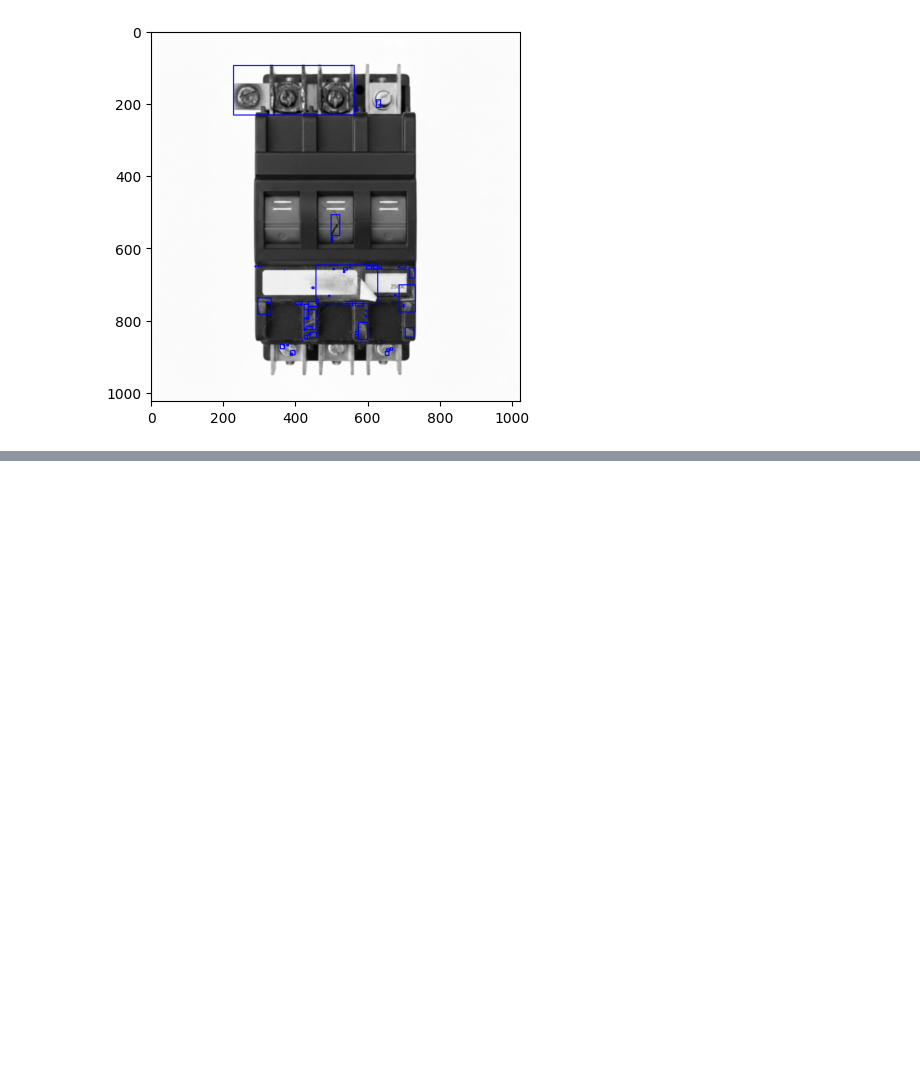
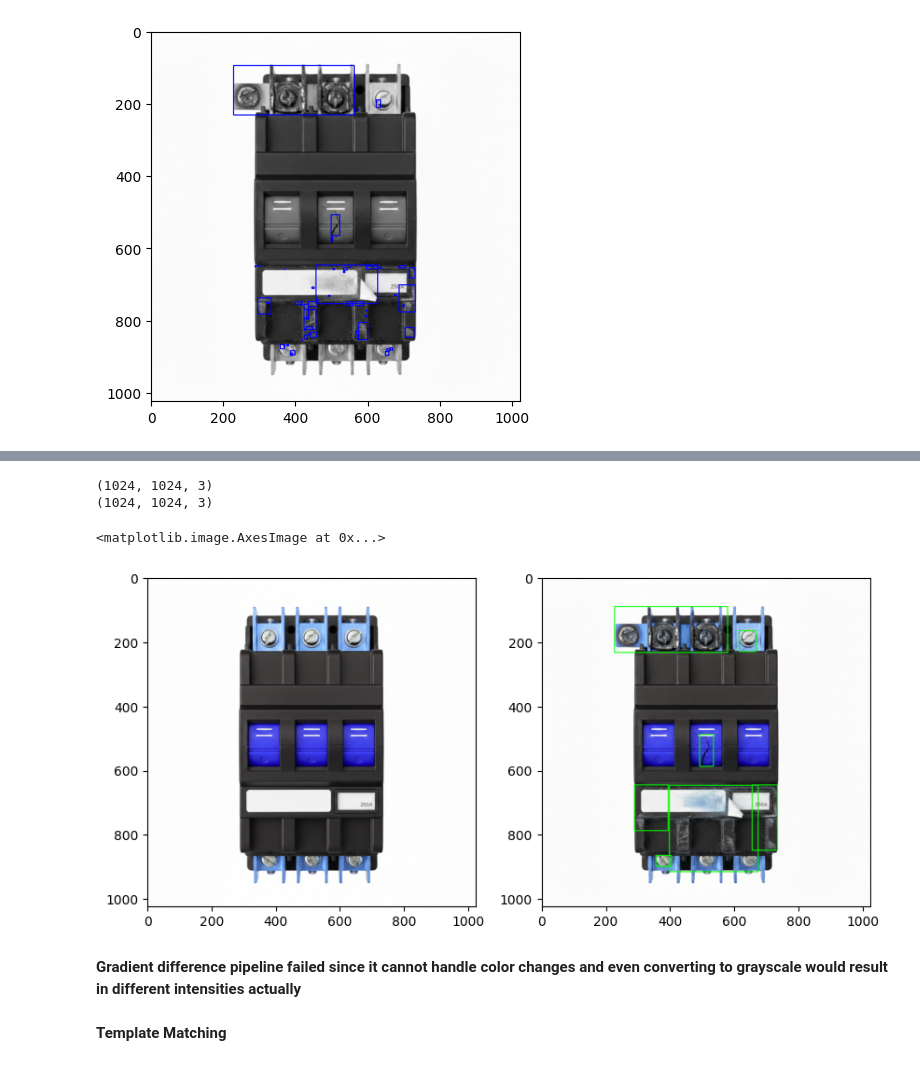
Before and after one commit to rohxn08/MCCB-Defect-Detection, a Jupyter notebook: prototype/Experimentation.ipynb, the cells around one changed output, grey strips where cells are left out. Cells and saved outputs as stored; diff of their text form; code cells hidden in the pictures; blank space fills up the shorter version.

Commit message:
Updated with Gradient difference pipeline

```diff
--- a/prototype/Learning.ipynb
+++ b/prototype/Experimentation.ipynb
@@ -89,0 +90,14 @@ plt.show()
+# %%
+master_path=r"C:\ALL PROJECTS\MCCB-Defect-Detection\images\mccb(R).png"
+test_path=r"C:\ALL PROJECTS\MCCB-Defect-Detection\images\mccb(T).png"
+# %%
+master_image=cv2.imread(master_path)
+test_image=cv2.imread(test_path)
+print(master_image.shape)
+print(test_image.shape)
+# %% [output]
+(1024, 1024, 3)
+(1024, 1024, 3)
+# %%
+#Resize
+master_image=cv2.resize(master_image,(test_image.shape[1],test_image.shape[0]))
@@ -89,0 +133,21 @@ plt.show()
+# %%
+contours,_=cv2.findContours(thresh, cv2.RETR_EXTERNAL, cv2.CHAIN_APPROX_SIMPLE)
+output=test_image.copy()
+for i in contours:
+    area=cv2.contourArea(i)
+    x,y,w,h=cv2.boundingRect(i)
+    aspect_ratio=w/float(h)
+    if area>200:
+        if 0.2 < aspect_ratio < 5.0:
+            cv2.rectangle(output, (x, y), (x + w, y + h), (0, 255, 0), 2)
+# %%
+fig,(ax1,ax2)=plt.subplots(1,2,figsize=(10,5))
+ax1.imshow(master_image)
+ax2.imshow(output)
+# %% [output]
+<matplotlib.image.AxesImage at 0x...>
+[figure, added]
+# %% [markdown]
+**Gradient difference pipeline failed since it cannot handle color changes and even converting to grayscale would result in different intensities actually**
+# %% [markdown]
+**Template Matching**
```
Also changed, not shown: parts of 8 cells of this notebook.
